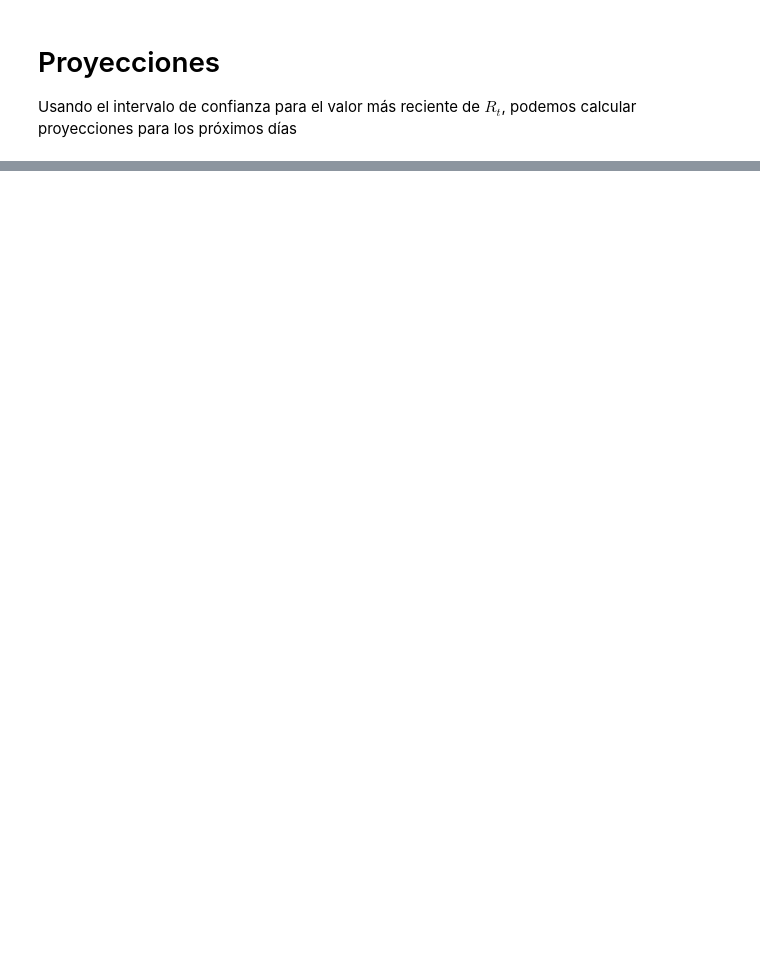
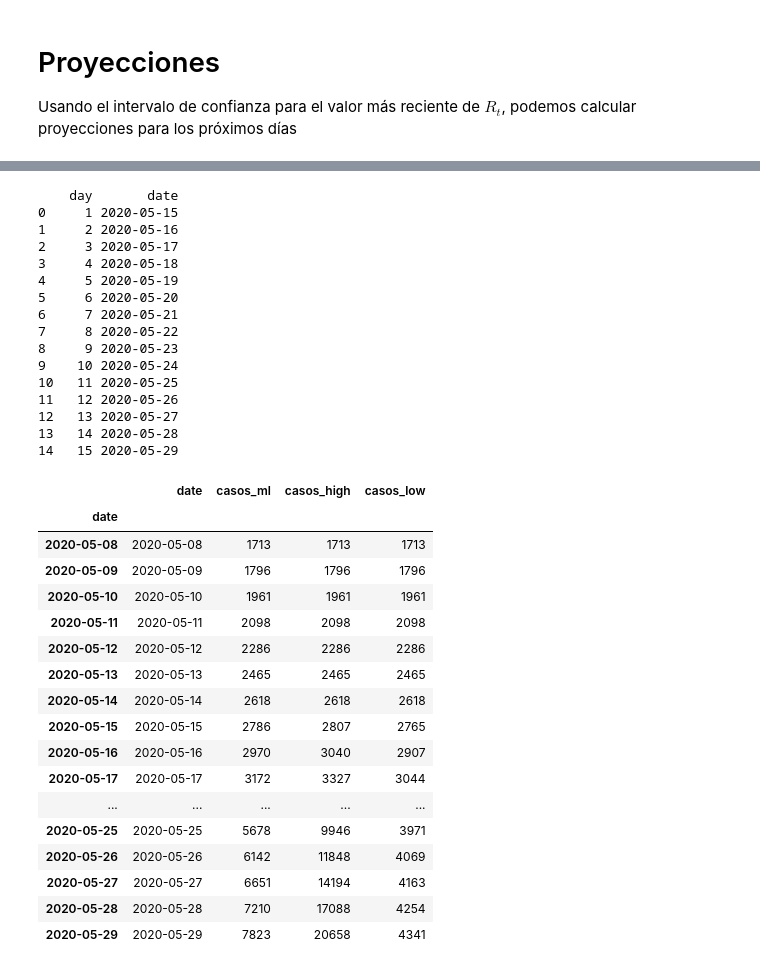
Before and after one commit to pablocelayes/covid-19, a Jupyter notebook: Realtime R0 - Argentina.ipynb, the cells around one changed output, grey strips where cells are left out. Drawn from its saved outputs; the diff is of its cells as text; code cells hidden in the pictures; blank space fills up the shorter version.

```diff
--- a/Realtime R0 - Argentina.ipynb
+++ b/Realtime R0 - Argentina.ipynb
@@ -718,7 +764,9 @@ ax.axvline(sigma, color='k', linestyle=":")
 Given that we've selected the optimal $\sigma$, let's grab the precalculated posterior corresponding to that value of $\sigma$ for each state. Let's also calculate the 90% and 50% highest density intervals (this takes a little while) and also the most likely value.
 # %%
 final_results = None
-
+#Manualmente se puede elegir un sigma utilizando los índices 1=0.05,2=0.10,3=0.15,etc.
+max_likelihood_index=3
+sigma=0.15
 for state_name, result in results.items():
     print(state_name)
     posteriors = result['posteriors'][max_likelihood_index]
@@ -834,13 +894,21 @@ Usando el intervalo de confianza para el valor más reciente de $R_t$, podemos c
 import datetime
 from math import ceil, floor
 
-def get_forecast(state, n_days):
+def get_forecast(state, n_days,MAX_DATE):
+    #lam = k[:-1] * np.exp(GAMMA * (r_t_range[:, None] - 1))
+    este=states_df.query(f"state == '{state}'")
+
+    if  este.tail(1).total_casos_conf.values[0] - este.tail(2).total_casos_conf.values[0] == 0 :
+        este=states_df.query(f"state == '{state}'")[:-1]
+        MAX_DATE=(MAX_DATE - datetime.timedelta(days=1))
+
+    casos_hoy = este.tail(1).total_casos_conf.values[0] - este.tail(2).total_casos_conf.values[0]
     data = {'day': list(range(1, n_days+1))}
     df = pd.DataFrame(data)
+
     df["date"] = df.day.apply(lambda i: MAX_DATE + datetime.timedelta(i))
-    #lam = k[:-1] * np.exp(GAMMA * (r_t_range[:, None] - 1))
-    casos_hoy = states_df.query(f"state == '{state}'").tail(1).total_casos_conf.values[0]-states_df.query(f"state == '{state}'").tail(2).total_casos_conf.values[0]
-    acum_hoy = states_df.query(f"state == '{state}'").tail(1).total_casos_conf.values[0]
+    print(df)
+    #print(states_df.query(f"state == '{state}'").tail(hoyi).total_casos_conf.values)
     ml, high, low = mr.loc[state].values
     df["casos_ml"] = df.day.apply(lambda i: int(round(casos_hoy  * (np.exp(0.25 * (ml - 1)))**i )))
     df["casos_high"] = df.day.apply(lambda i: int(round(casos_hoy * (np.exp(0.25 * (high - 1)))**i )))
@@ -850,5 +918,5 @@ def get_forecast(state, n_days):
 
     return df
 
-df_f = get_forecast("CABA", 7)
+df_f = get_forecast("CABA", 7,MAX_DATE)
 df_f
@@ -855,6 +941,9 @@ df_f
 # %%
 def get_past(state, n_days):
-    df = states_df.query(f"state == '{state}'").tail(n_days)\
+    este=states_df.query(f"state == '{state}'")
+    if  states_df.query(f"state == '{state}'").tail(1).total_casos_conf.values[0] - states_df.query(f"state == '{state}'").tail(2).total_casos_conf.values[0] == 0 :
+        este=states_df.query(f"state == '{state}'")[:-1]
+    df = este.tail(n_days)\
                   .rename(columns={"total_casos_conf": "casos_ml"})
     df["casos_high"] = df["casos_ml"]
     df["casos_low"] = df["casos_ml"]
@@ -868,7 +967,7 @@ get_past("CABA", 7)
 # %%
 def get_proyeccion(state, n_days_past, n_days_future):
     df_p = get_past(state, n_days_past)
-    df_f = get_forecast(state, n_days_future)
+    df_f = get_forecast(state, n_days_future,MAX_DATE)
     df_f = df_f[['casos_ml', 'casos_high', 'casos_low']].cumsum(0)
     df_f["date"] = df_f.index
     for col in ['casos_ml', 'casos_high', 'casos_low']:
@@ -878,8 +977,43 @@ def get_proyeccion(state, n_days_past, n_days_future):
 # %%
 state_name = "CABA"
 
-df_proyeccion = get_proyeccion(state_name, 7, 5)
+df_proyeccion = get_proyeccion(state_name, 7, 15)
 df_proyeccion
+# %% [output]
+    day       date
+0     1 2020-05-15
+1     2 2020-05-16
+2     3 2020-05-17
+3     4 2020-05-18
+4     5 2020-05-19
+5     6 2020-05-20
+6     7 2020-05-21
+7     8 2020-05-22
+8     9 2020-05-23
+9    10 2020-05-24
+10   11 2020-05-25
+11   12 2020-05-26
+12   13 2020-05-27
+13   14 2020-05-28
+14   15 2020-05-29
+|  | date | casos_ml | casos_high | casos_low |
+| date |  |  |  |  |
+| 2020-05-08 | 2020-05-08 | 1713 | 1713 | 1713 |
+| 2020-05-09 | 2020-05-09 | 1796 | 1796 | 1796 |
+| 2020-05-10 | 2020-05-10 | 1961 | 1961 | 1961 |
+| 2020-05-11 | 2020-05-11 | 2098 | 2098 | 2098 |
+| 2020-05-12 | 2020-05-12 | 2286 | 2286 | 2286 |
+| 2020-05-13 | 2020-05-13 | 2465 | 2465 | 2465 |
+| 2020-05-14 | 2020-05-14 | 2618 | 2618 | 2618 |
+| 2020-05-15 | 2020-05-15 | 2786 | 2807 | 2765 |
+| 2020-05-16 | 2020-05-16 | 2970 | 3040 | 2907 |
+| 2020-05-17 | 2020-05-17 | 3172 | 3327 | 3044 |
+| ... | ... | ... | ... | ... |
+| 2020-05-25 | 2020-05-25 | 5678 | 9946 | 3971 |
+| 2020-05-26 | 2020-05-26 | 6142 | 11848 | 4069 |
+| 2020-05-27 | 2020-05-27 | 6651 | 14194 | 4163 |
+| 2020-05-28 | 2020-05-28 | 7210 | 17088 | 4254 |
+| 2020-05-29 | 2020-05-29 | 7823 | 20658 | 4341 |
 # %%
 def plot_proyeccion(result, ax, state_name, max_y=None, start_date=None):
     ax.set_title(f"{state_name}")
```
Also changed, not shown: parts of 25 cells of this notebook, 1 other file.
